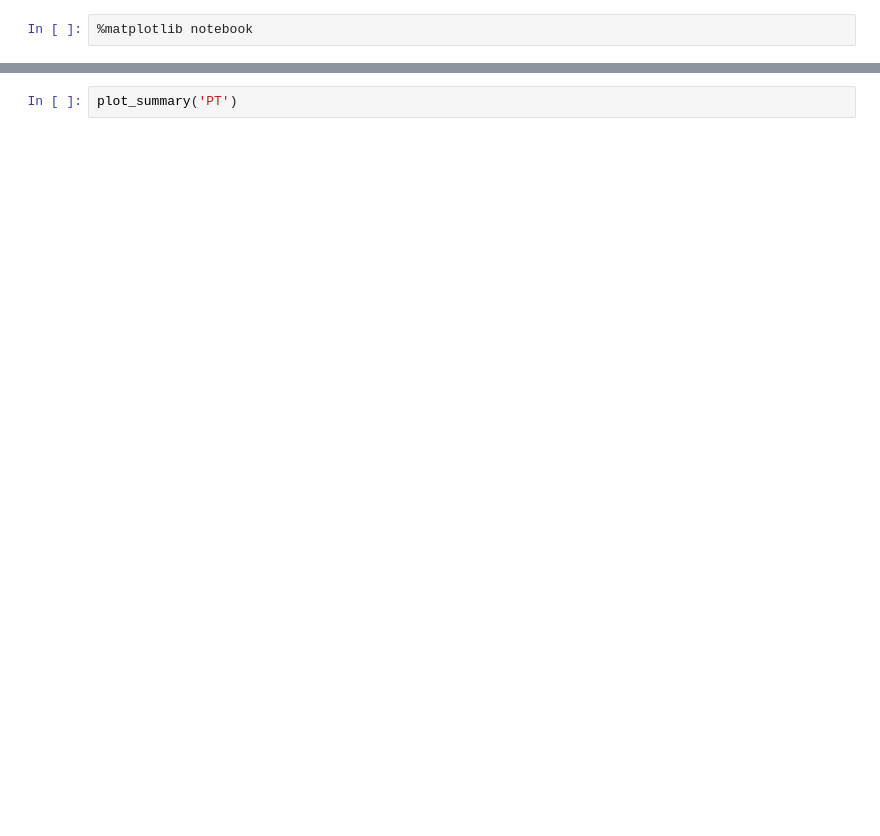
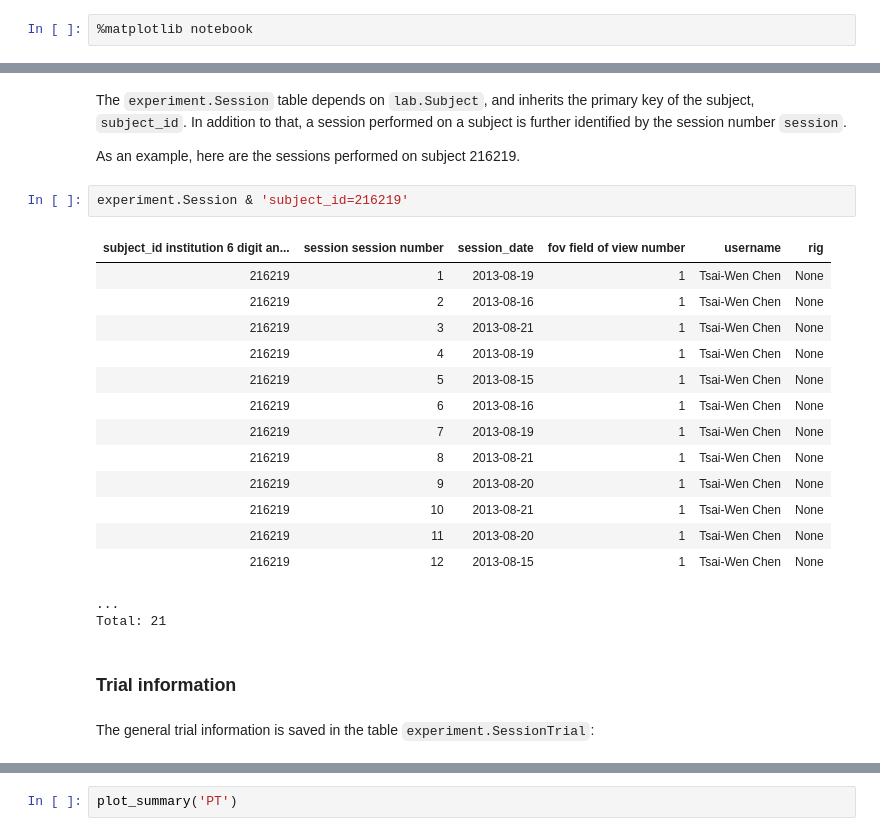
Before and after one commit to datajoint-company/DJ-NWB-Li-2015b, a Jupyter notebook: notebooks/Figure_replication.ipynb, the cells around one changed output, grey strips where cells are left out. Saved outputs shown, nothing was run; the diff lists cells and outputs as text; blank space fills up the shorter version.

```diff
--- a/notebooks/Figure_replication.ipynb
+++ b/notebooks/Figure_replication.ipynb
@@ -156,0 +82,26 @@ def plot_summary(cell_type):
+# %% [markdown]
+The `experiment.Session` table depends on `lab.Subject`, and inherits the primary key of the subject, `subject_id`. In addition to that, a session performed on a subject is further identified by the session number `session`.
+
+As an example, here are the sessions performed on subject 216219.
+# %%
+experiment.Session & 'subject_id=216219'
+# %% [output]
+| subject_id institution 6 digit an... | session session number | session_date | fov field of view number | username | rig |
+| 216219 | 1 | 2013-08-19 | 1 | Tsai-Wen Chen | None |
+| 216219 | 2 | 2013-08-16 | 1 | Tsai-Wen Chen | None |
+| 216219 | 3 | 2013-08-21 | 1 | Tsai-Wen Chen | None |
+| 216219 | 4 | 2013-08-19 | 1 | Tsai-Wen Chen | None |
+| 216219 | 5 | 2013-08-15 | 1 | Tsai-Wen Chen | None |
+| 216219 | 6 | 2013-08-16 | 1 | Tsai-Wen Chen | None |
+| 216219 | 7 | 2013-08-19 | 1 | Tsai-Wen Chen | None |
+| 216219 | 8 | 2013-08-21 | 1 | Tsai-Wen Chen | None |
+| 216219 | 9 | 2013-08-20 | 1 | Tsai-Wen Chen | None |
+| 216219 | 10 | 2013-08-21 | 1 | Tsai-Wen Chen | None |
+| 216219 | 11 | 2013-08-20 | 1 | Tsai-Wen Chen | None |
+| 216219 | 12 | 2013-08-15 | 1 | Tsai-Wen Chen | None |
+...
+Total: 21
+# %% [markdown]
+### Trial information
+# %% [markdown]
+The general trial information is saved in the table `experiment.SessionTrial`:
```
Also changed, not shown: parts of 68 cells of this notebook, 6 other files.
